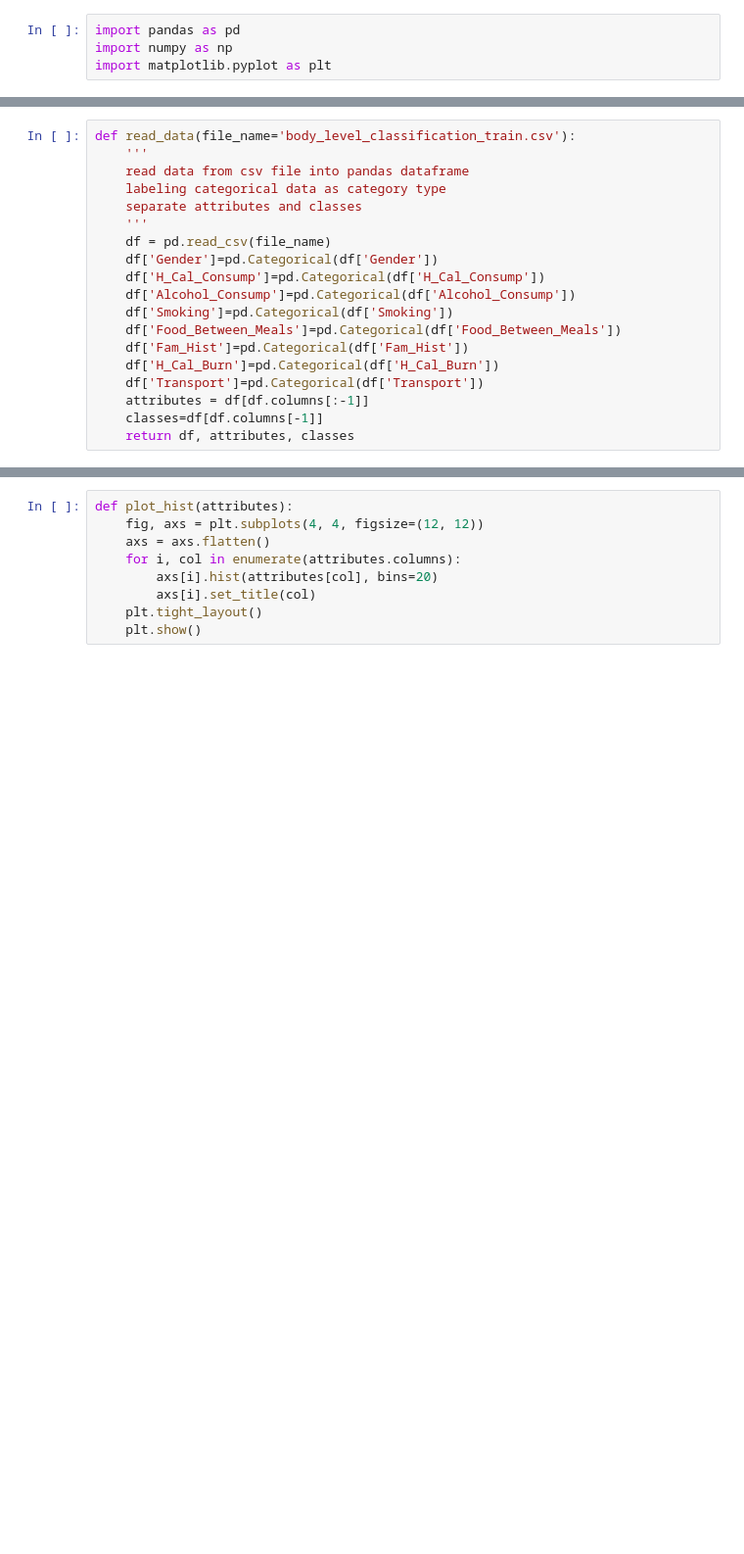
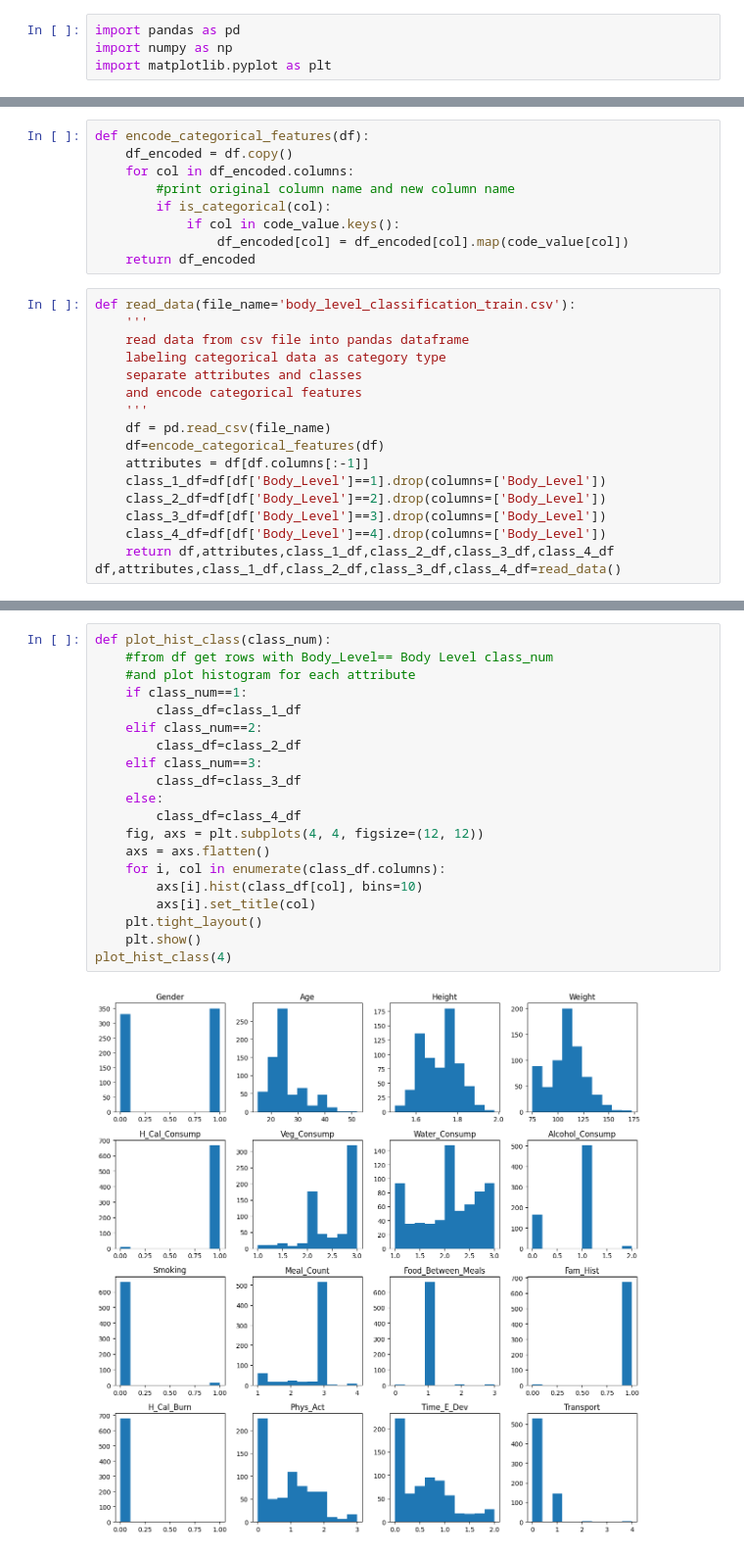
Before and after one commit to HazemAbdo/BodyMind, a Jupyter notebook: exploratory_data_analysis.ipynb, the cells around one changed output, grey strips where cells are left out. Shown at 98% size. Drawn from its saved outputs; the diff is of its cells as text; blank space fills up the shorter version.

```diff
--- a/exploratory_data_analysis.ipynb
+++ b/exploratory_data_analysis.ipynb
@@ -5,19 +94,26 @@ import matplotlib.pyplot as plt
+# %%
+def encode_categorical_features(df):
+    df_encoded = df.copy()
+    for col in df_encoded.columns:
+        #print original column name and new column name
+        if is_categorical(col):
+            if col in code_value.keys():
+                df_encoded[col] = df_encoded[col].map(code_value[col])
+    return df_encoded
 # %%
 def read_data(file_name='body_level_classification_train.csv'):
     '''
     read data from csv file into pandas dataframe
     labeling categorical data as category type
     separate attributes and classes
+    and encode categorical features
     '''
     df = pd.read_csv(file_name)
-    df['Gender']=pd.Categorical(df['Gender'])
-    df['H_Cal_Consump']=pd.Categorical(df['H_Cal_Consump'])
-    df['Alcohol_Consump']=pd.Categorical(df['Alcohol_Consump'])
-    df['Smoking']=pd.Categorical(df['Smoking'])
-    df['Food_Between_Meals']=pd.Categorical(df['Food_Between_Meals'])
-    df['Fam_Hist']=pd.Categorical(df['Fam_Hist'])
-    df['H_Cal_Burn']=pd.Categorical(df['H_Cal_Burn'])
-    df['Transport']=pd.Categorical(df['Transport'])
+    df=encode_categorical_features(df)
     attributes = df[df.columns[:-1]]
-    classes=df[df.columns[-1]]
-    return df, attributes, classes
+    class_1_df=df[df['Body_Level']==1].drop(columns=['Body_Level'])
+    class_2_df=df[df['Body_Level']==2].drop(columns=['Body_Level'])
+    class_3_df=df[df['Body_Level']==3].drop(columns=['Body_Level'])
+    class_4_df=df[df['Body_Level']==4].drop(columns=['Body_Level'])
+    return df,attributes,class_1_df,class_2_df,class_3_df,class_4_df
+df,attributes,class_1_df,class_2_df,class_3_df,class_4_df=read_data()
@@ -26,9 +142,22 @@ df, attributes, classes = read_data()
 # %%
-def plot_hist(attributes):
+def plot_hist_class(class_num):
+    #from df get rows with Body_Level== Body Level class_num
+    #and plot histogram for each attribute
+    if class_num==1:
+        class_df=class_1_df
+    elif class_num==2:
+        class_df=class_2_df
+    elif class_num==3:
+        class_df=class_3_df
+    else:
+        class_df=class_4_df
     fig, axs = plt.subplots(4, 4, figsize=(12, 12))
     axs = axs.flatten()
-    for i, col in enumerate(attributes.columns):
-        axs[i].hist(attributes[col], bins=20)
+    for i, col in enumerate(class_df.columns):
+        axs[i].hist(class_df[col], bins=10)
         axs[i].set_title(col)
     plt.tight_layout()
     plt.show()
+plot_hist_class(4)
+# %% [output]
+[figure, added]
```
Also changed, not shown: parts of 18 cells of this notebook, 1 other file.
